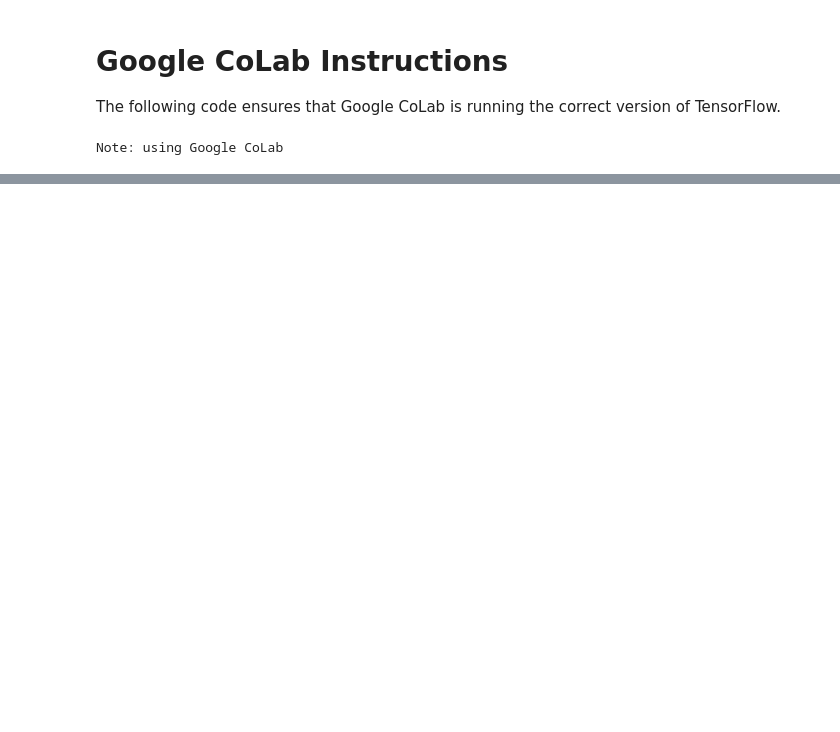
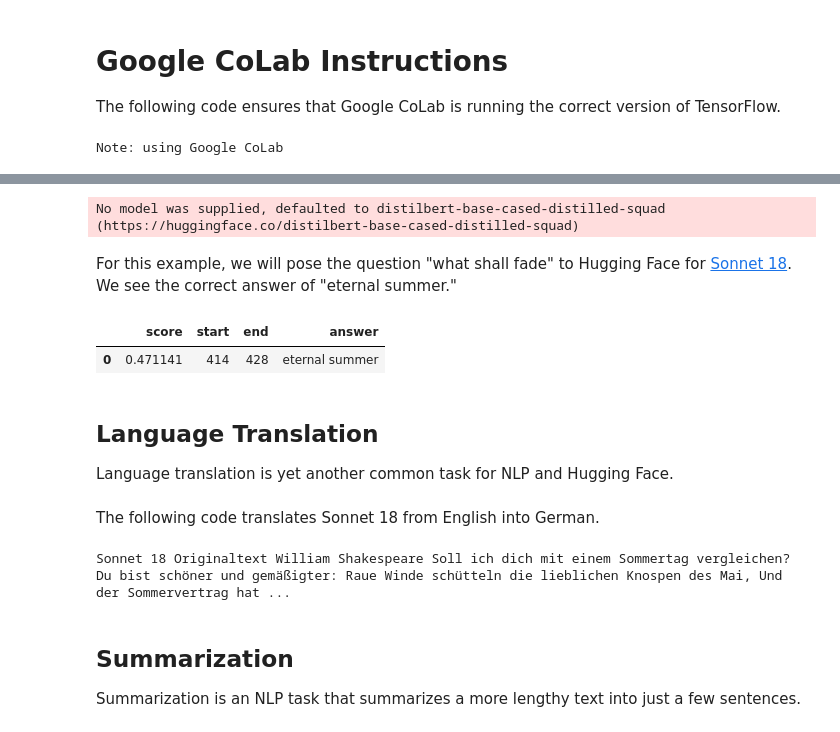
Before and after one commit to jeffheaton/app_deep_learning, a Jupyter notebook: t81_558_class_11_1_huggingface.ipynb, the cells around one changed output, grey strips where cells are left out. Drawn from its saved outputs; the diff is of its cells as text; code cells hidden in the pictures; blank space fills up the shorter version.

```diff
--- a/t81_558_class_11_1_huggingface.ipynb
+++ b/t81_558_class_11_1_huggingface.ipynb
@@ -35,0 +65,8 @@ This information is coming soon!
+# %%
+from urllib.request import urlopen
+
+# Read sample text, a poem
+URL = "https://data.heatonresearch.com/data/t81-558/"\
+    "datasets/sonnet_18.txt"
+f = urlopen(URL)
+text = f.read().decode("utf-8")
@@ -35,0 +136,18 @@ This information is coming soon!
+# %%
+# HIDE OUTPUT
+reader = pipeline("question-answering")
+question = "What now shall fade?"
+# %% [output]
+No model was supplied, defaulted to distilbert-base-cased-distilled-squad (https://huggingface.co/distilbert-base-cased-distilled-squad)
+# %% [markdown]
+For this example, we will pose the question "what shall fade" to Hugging Face for [Sonnet 18](https://en.wikipedia.org/wiki/Sonnet_18). We see the correct answer of "eternal summer."
+# %%
+outputs = reader(question=question, context=text)
+pd.DataFrame([outputs])
+# %% [output]
+|  | score | start | end | answer |
+| 0 | 0.471141 | 414 | 428 | eternal summer |
+# %% [markdown]
+## Language Translation
+
+Language translation is yet another common task for NLP and Hugging Face.
@@ -35,0 +158,12 @@ This information is coming soon!
+# %% [markdown]
+The following code translates Sonnet 18 from English into German.
+# %%
+outputs = translator(text, clean_up_tokenization_spaces=True,
+                     min_length=100)
+print(outputs[0]['translation_text'])
+# %% [output]
+Sonnet 18 Originaltext William Shakespeare Soll ich dich mit einem Sommertag vergleichen? Du bist schöner und gemäßigter: Raue Winde schütteln die lieblichen Knospen des Mai, Und der Sommervertrag hat ...
+# %% [markdown]
+## Summarization
+
+Summarization is an NLP task that summarizes a more lengthy text into just a few sentences.
```
Also changed, not shown: parts of 26 cells of this notebook, 8 other files.
